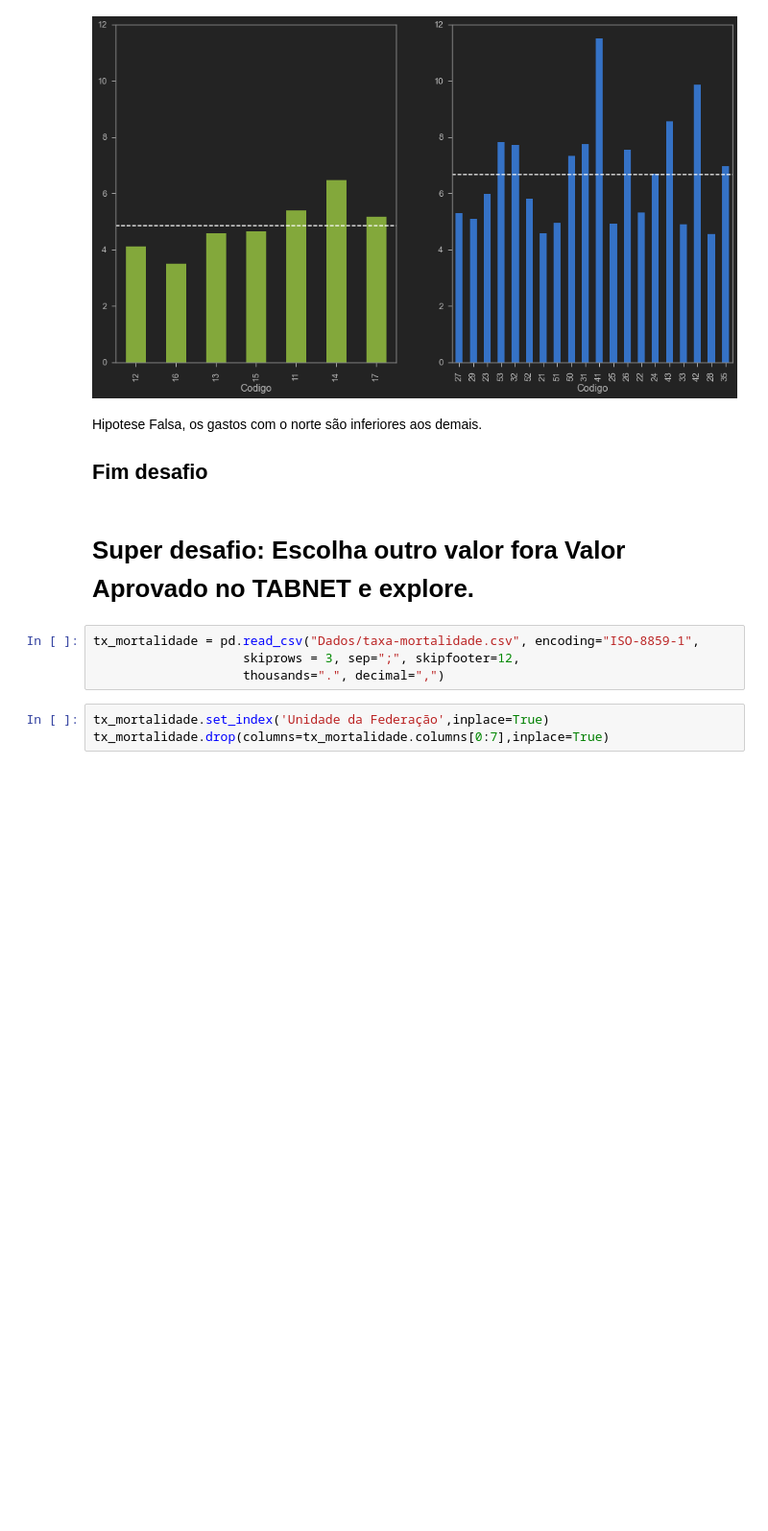
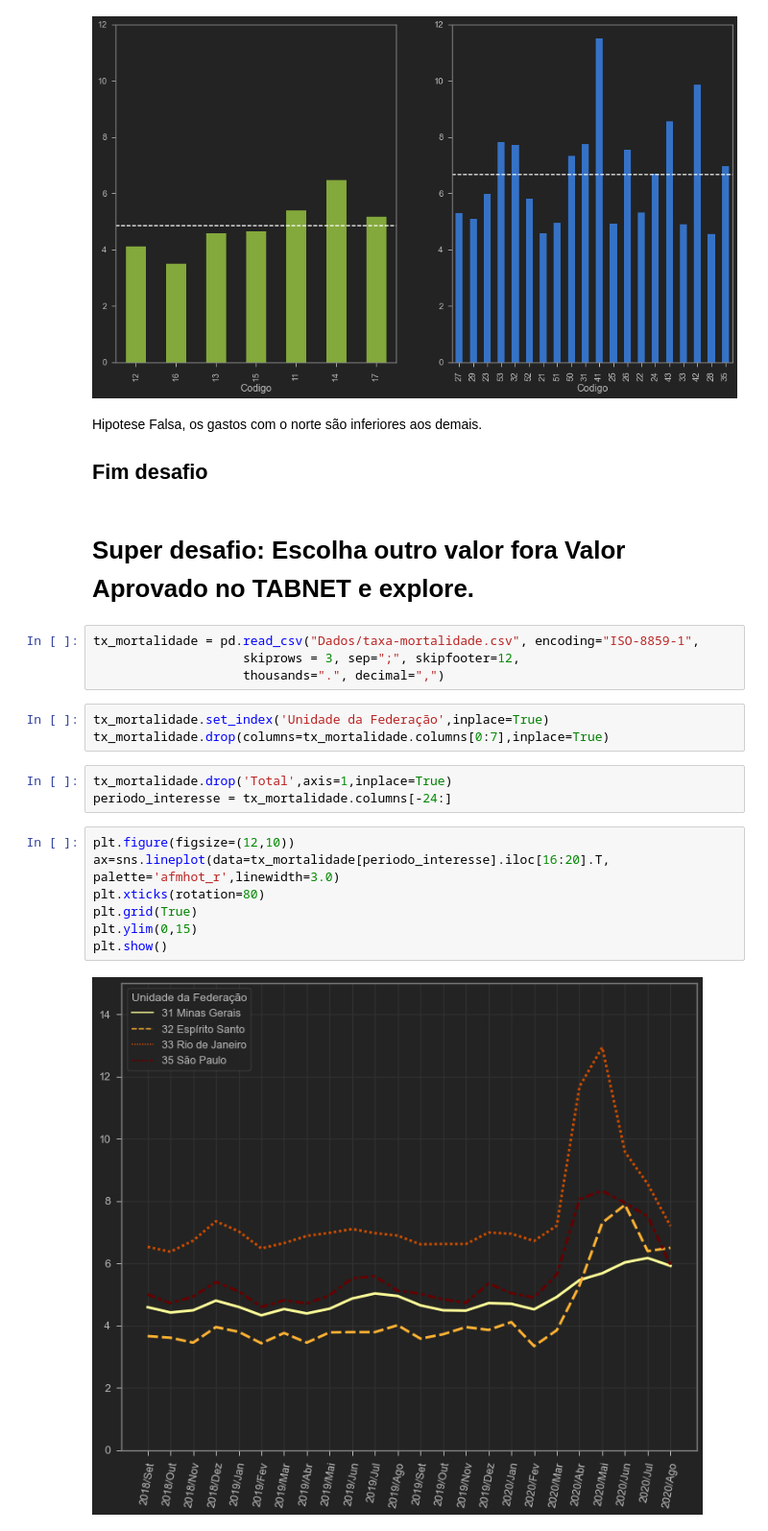
Before and after one commit to Igor-Arantes/Bootcamp-Data-Science-Aplicada, a Jupyter notebook: Modulo 1 - Analisando dados da saúde com Python e Pandas/Agendamento Hospitalar.ipynb, the cells around one changed output. Shown at 96% size. Cells and saved outputs as stored; diff of their text form; blank space fills up the shorter version.

```diff
--- a/Modulo 1 - Analisando dados da saúde com Python e Pandas/Agendamento Hospitalar.ipynb
+++ b/Modulo 1 - Analisando dados da saúde com Python e Pandas/Agendamento Hospitalar.ipynb
@@ -822,3 +822,15 @@ tx_mortalidade = pd.read_csv("Dados/taxa-mortalidade.csv", encoding="ISO-8859-1"
 # %%
 tx_mortalidade.set_index('Unidade da Federação',inplace=True)
 tx_mortalidade.drop(columns=tx_mortalidade.columns[0:7],inplace=True)
+# %%
+tx_mortalidade.drop('Total',axis=1,inplace=True)
+periodo_interesse = tx_mortalidade.columns[-24:]
+# %%
+plt.figure(figsize=(12,10))
+ax=sns.lineplot(data=tx_mortalidade[periodo_interesse].iloc[16:20].T, palette='afmhot_r',linewidth=3.0)
+plt.xticks(rotation=80)
+plt.grid(True)
+plt.ylim(0,15)
+plt.show()
+# %% [output]
+[figure, added]
```
Also changed, not shown: parts of 11 cells of this notebook.
